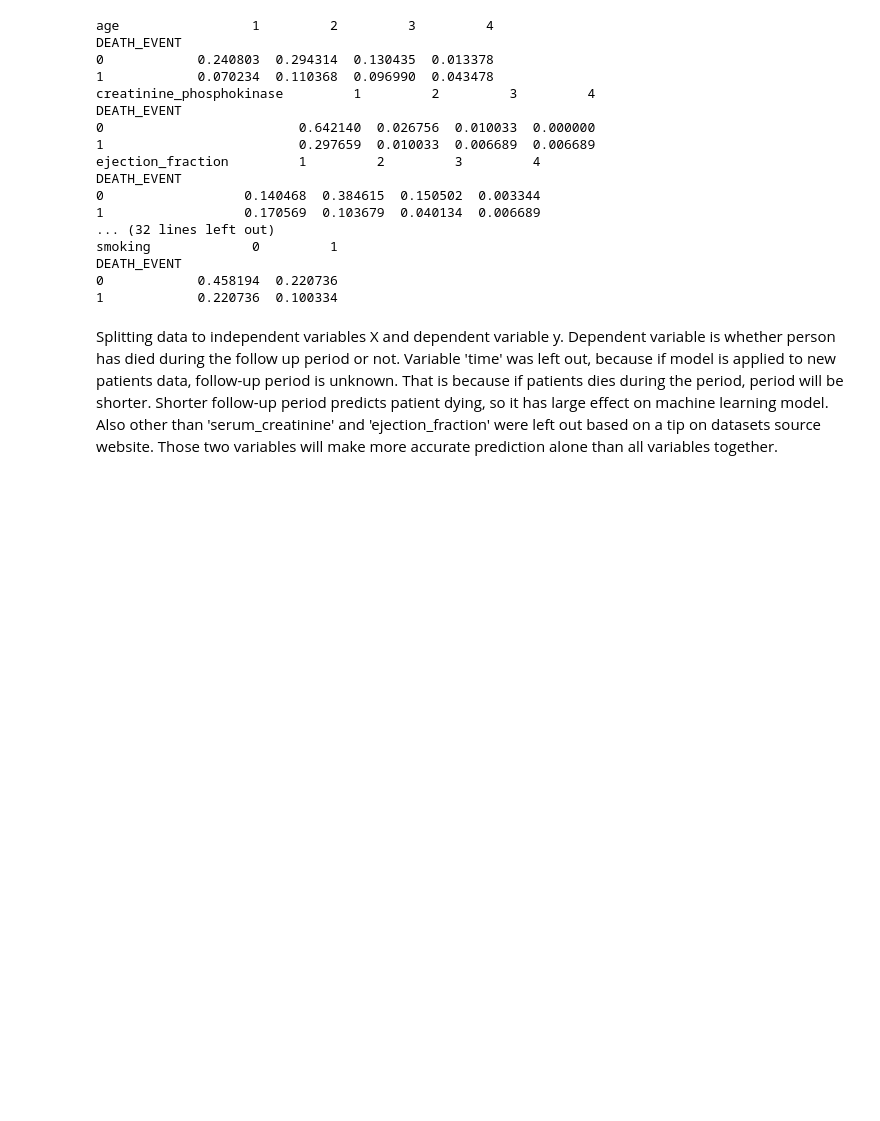
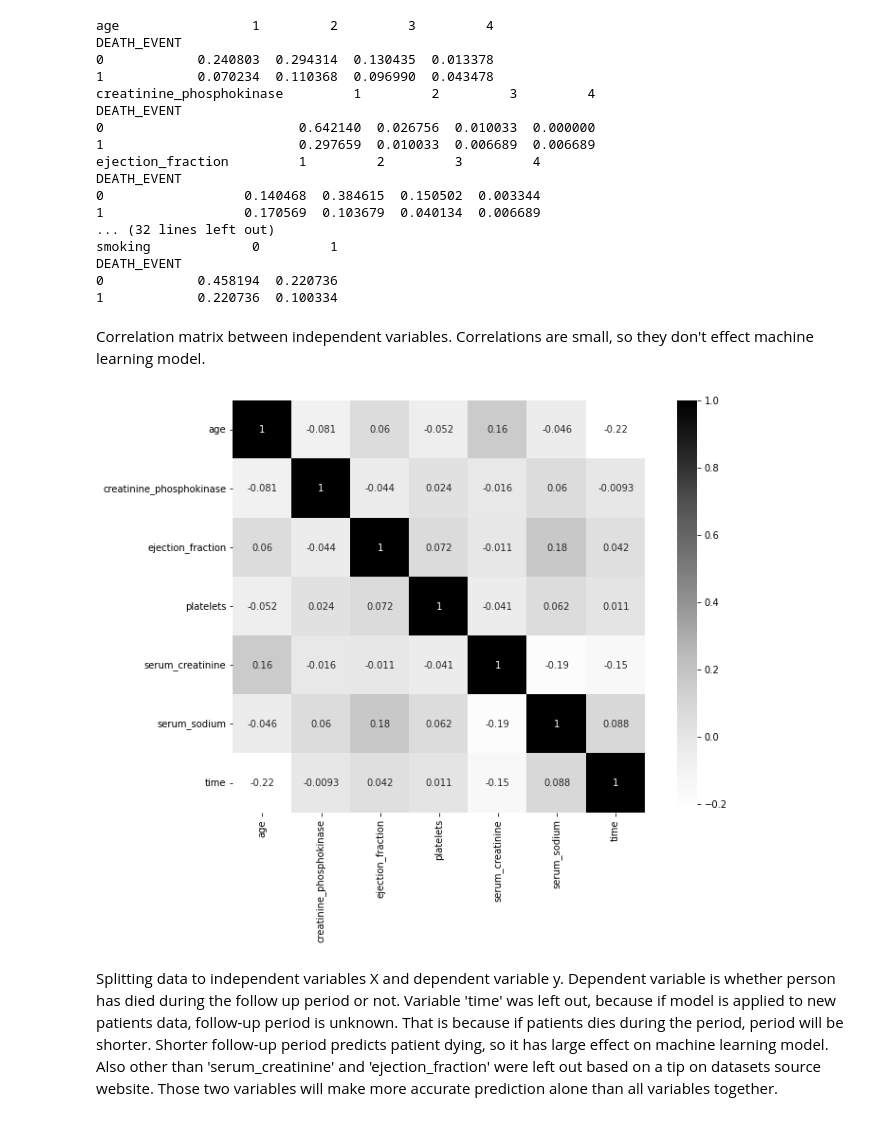
Before and after one commit to emarttila/Koodausnaytteet, a Jupyter notebook: Machine_learning_(Heart_failure_clinical_records_data_set).ipynb, the cells around one changed output. Drawn from its saved outputs; the diff is of its cells as text; code cells hidden in the pictures; blank space fills up the shorter version.

```diff
--- a/Machine_learning_(Heart_failure_clinical_records_data_set).ipynb
+++ b/Machine_learning_(Heart_failure_clinical_records_data_set).ipynb
@@ -206,6 +206,15 @@ smoking             0         1
 DEATH_EVENT
 0            0.458194  0.220736
 1            0.220736  0.100334
+# %% [markdown]
+Correlation matrix between independent variables. Correlations are small, so they don't effect machine learning model.
+# %%
+plt.figure(figsize=(12,8))
+corr_matrix = dataset.corr()
+sns.heatmap(corr_matrix, annot=True, cmap='Greys', square=True)
+plt.show()
+# %% [output]
+[figure, added]
 # %% [markdown]
 Splitting data to independent variables X and dependent variable y. Dependent variable is whether person has died during the follow up period or not. Variable 'time' was left out, because if model is applied to new patients data, follow-up period is unknown. That is because if patients dies during the period, period will be shorter. Shorter follow-up period predicts patient dying, so it has large effect on machine learning model. Also other than 'serum_creatinine' and 'ejection_fraction' were left out based on a tip on datasets source website. Those two variables will make more accurate prediction alone than all variables together.
 # %%
```
Also changed, not shown: parts of 4 cells of this notebook.
